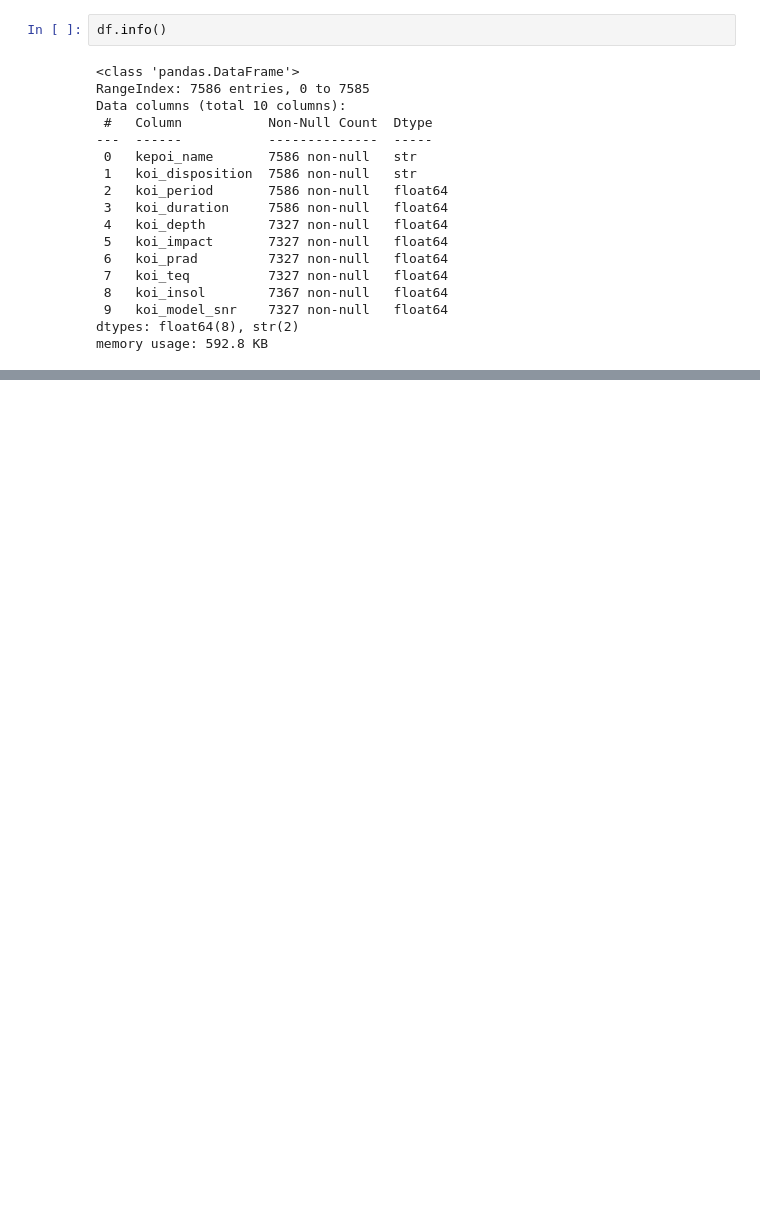
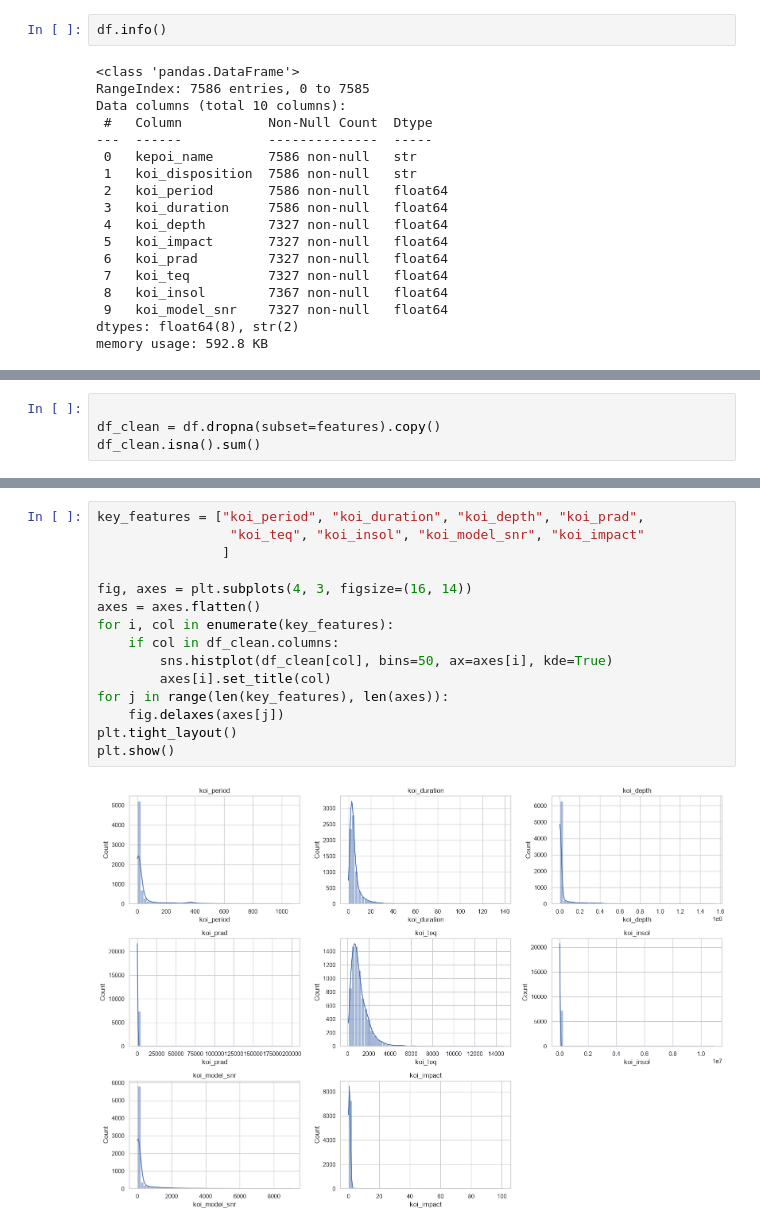
Before and after one commit to Kndrxik/exoplanet-classification, a Jupyter notebook: notebooks/02_EDA.ipynb, the cells around one changed output, grey strips where cells are left out. Drawn from its saved outputs; the diff is of its cells as text; blank space fills up the shorter version.

```diff
--- a/notebooks/02_EDA.ipynb
+++ b/notebooks/02_EDA.ipynb
@@ -56,0 +114,4 @@ df.describe().T
+# %%
+
+df_clean = df.dropna(subset=features).copy()
+df_clean.isna().sum()
@@ -56,0 +139,17 @@ df.describe().T
+# %%
+key_features = ["koi_period", "koi_duration", "koi_depth", "koi_prad",
+                 "koi_teq", "koi_insol", "koi_model_snr", "koi_impact"
+                ]
+
+fig, axes = plt.subplots(4, 3, figsize=(16, 14))
+axes = axes.flatten()
+for i, col in enumerate(key_features):
+    if col in df_clean.columns:
+        sns.histplot(df_clean[col], bins=50, ax=axes[i], kde=True)
+        axes[i].set_title(col)
+for j in range(len(key_features), len(axes)):
+    fig.delaxes(axes[j])
+plt.tight_layout()
+plt.show()
+# %% [output]
+[figure, added]
```
Also changed, not shown: parts of 12 cells of this notebook, 2 other files.
